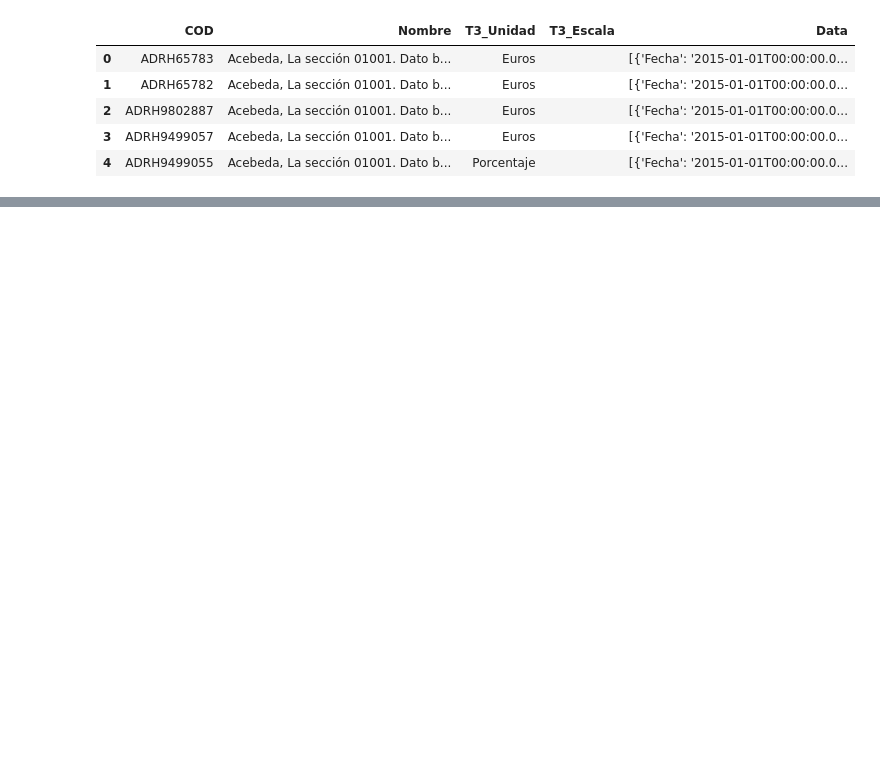
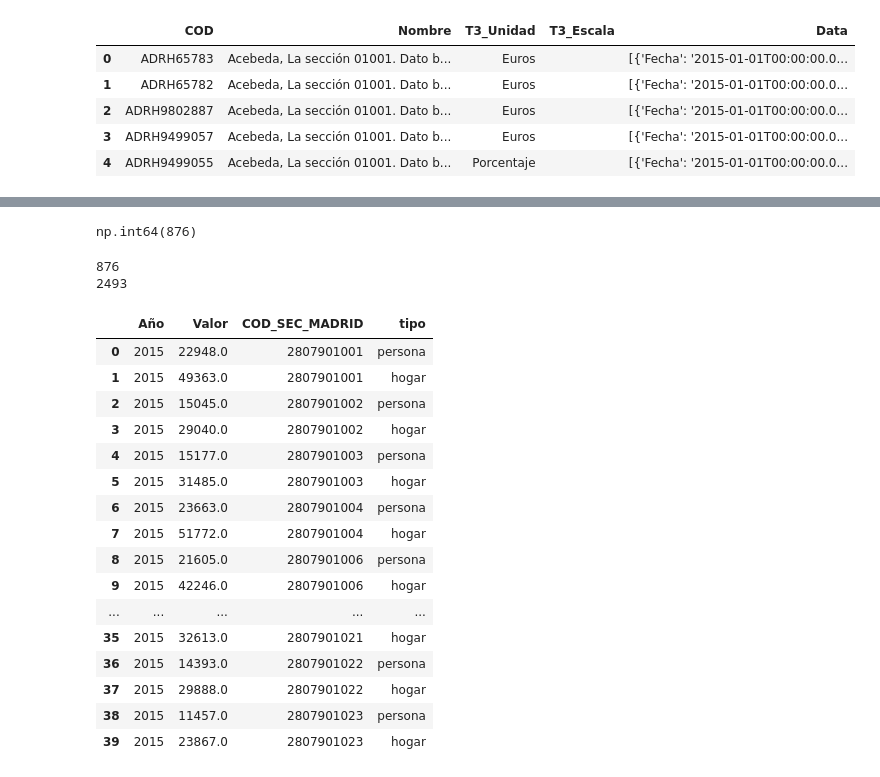
Before and after one commit to Juancarlosdelmarlostanau/proyecto-radar-de-inversion, a Jupyter notebook: renta_seccion_censal.ipynb, the cells around one changed output, grey strips where cells are left out. Cells and saved outputs as stored; diff of their text form; code cells hidden in the pictures; blank space fills up the shorter version.

```diff
--- a/renta_seccion_censal.ipynb
+++ b/renta_seccion_censal.ipynb
@@ -89,14 +99,15 @@ def procesar_datos_ine(url2016):
     indicadores_datobase = ["Dato base. Renta neta media por persona.", "Dato base. Renta neta media por hogar.",]
     filtro_rentas_sec = df_sec_filtrado["Dato base"].isin(indicadores_datobase)
     df_sec_filtrado = df_sec_filtrado[filtro_rentas_sec]
-    df_sec_filtrado["Seccion censal"] = df_sec_filtrado["Seccion madrid"].str[-3:]
-    df_sec_filtrado["Distrito madrid"] = (df_sec_filtrado["Seccion madrid"].str[-5:-3].str.strip())
+    df_sec_filtrado["Seccion censal"] = df_sec_filtrado["Seccion madrid"].str[-5:]
+
 
     columnas_drop1 = ["Data", "T3_Escala", "T3_Unidad", "Nombre", "Seccion madrid"]
     df_madrid_seccion = df_sec_filtrado.drop(columns=columnas_drop1).rename(columns={"Fecha": "Año"})
 
     return df_madrid_seccion
 # %%
+df_madrid_seccion_2015 = procesar_datos_ine(url2015)
 df_madrid_seccion_2016 = procesar_datos_ine(url2016)
 df_madrid_seccion_2017 = procesar_datos_ine(url2017)
 df_madrid_seccion_2018 = procesar_datos_ine(url2018)
@@ -218,0 +118,3 @@ df_madrid_seccion_2022
+# %%
+tablas = [df_madrid_seccion_2015, df_madrid_seccion_2016, df_madrid_seccion_2017, df_madrid_seccion_2018, df_madrid_seccion_2019, df_madrid_seccion_2020, df_madrid_seccion_2021, df_madrid_seccion_2022]
+df_madrid_seccion_completo = pd.concat(tablas, axis=0, ignore_index=True)
@@ -218,0 +137,33 @@ df_madrid_seccion_2022
+# %%
+df_madrid_seccion_completo['Año'].isna().sum()
+# %% [output]
+np.int64(876)
+# %%
+df_madrid_seccion_completo["tipo"] = df_madrid_seccion_completo["Dato base"].str.contains("hogar").map({True: "hogar", False: "persona"})
+df_madrid_seccion_completo = df_madrid_seccion_completo.drop(columns=['COD', 'Dato base'])
+df_madrid_seccion_completo = df_madrid_seccion_completo.rename(columns={'Seccion censal': 'COD_SEC_MADRID'})
+df_madrid_seccion_completo['COD_SEC_MADRID'] = "28079" + df_madrid_seccion_completo['COD_SEC_MADRID'].astype(str)
+# %%
+print(df_madrid_seccion_completo["Año"].isna().sum())
+print(df_madrid_seccion_completo["COD_SEC_MADRID"].nunique())
+df_madrid_seccion_completo.head(40)
+# %% [output]
+876
+2493
+|  | Año | Valor | COD_SEC_MADRID | tipo |
+| 0 | 2015 | 22948.0 | 2807901001 | persona |
+| 1 | 2015 | 49363.0 | 2807901001 | hogar |
+| 2 | 2015 | 15045.0 | 2807901002 | persona |
+| 3 | 2015 | 29040.0 | 2807901002 | hogar |
+| 4 | 2015 | 15177.0 | 2807901003 | persona |
+| 5 | 2015 | 31485.0 | 2807901003 | hogar |
+| 6 | 2015 | 23663.0 | 2807901004 | persona |
+| 7 | 2015 | 51772.0 | 2807901004 | hogar |
+| 8 | 2015 | 21605.0 | 2807901006 | persona |
+| 9 | 2015 | 42246.0 | 2807901006 | hogar |
+| ... | ... | ... | ... | ... |
+| 35 | 2015 | 32613.0 | 2807901021 | hogar |
+| 36 | 2015 | 14393.0 | 2807901022 | persona |
+| 37 | 2015 | 29888.0 | 2807901022 | hogar |
+| 38 | 2015 | 11457.0 | 2807901023 | persona |
+| 39 | 2015 | 23867.0 | 2807901023 | hogar |
```
Also changed, not shown: parts of 12 cells of this notebook, 3 other files.
